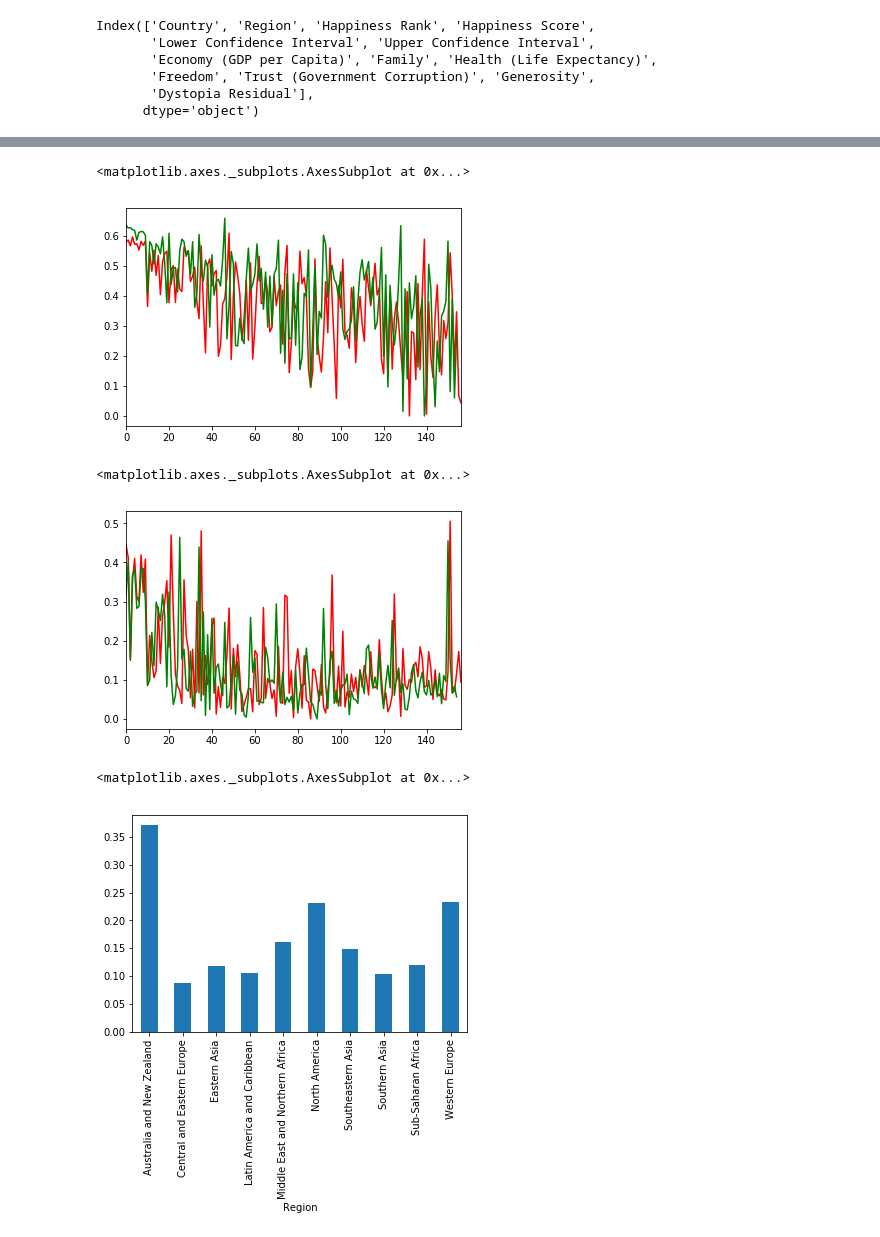
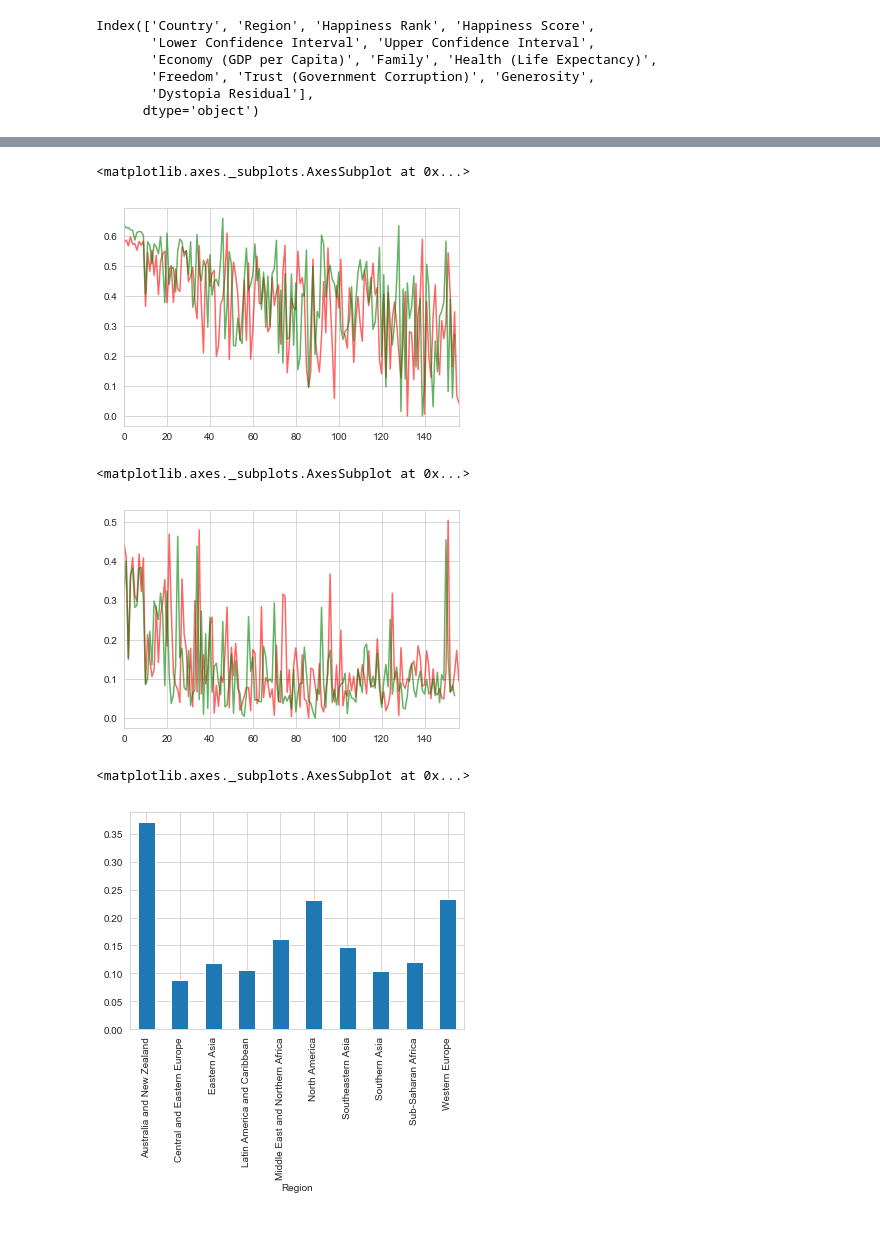
Before and after one commit to simprism/happiness-index, a Jupyter notebook: happiness-index.ipynb, the cells around one changed output, grey strips where cells are left out. Drawn from its saved outputs; the diff is of its cells as text; code cells hidden in the pictures.

Commit message:
visual styles

```diff
--- a/happiness-index.ipynb
+++ b/happiness-index.ipynb
@@ -3,6 +3,8 @@
 # %%
 import pandas as pd
 import matplotlib.pyplot as plt
+import seaborn as sns
+sns.set_style("whitegrid")
 # %%
 happy_15 = pd.read_csv('2015.csv')
 happy_16 = pd.read_csv('2016.csv')
@@ -93,17 +91,17 @@ plt.scatter(dystopia_16, index_16)
 free_17 = happy_17['Freedom']
 trust_17 = happy_17['Trust..Government.Corruption.']
 # %%
-free_16.plot(kind='line', color='red')
-free_17.plot(kind='line', color='green')
+free_16.plot(kind='line', color='red', alpha=0.6)
+free_17.plot(kind='line', color='green', alpha=0.6)
 # %% [output]
 <matplotlib.axes._subplots.AxesSubplot at 0x...>
-[figure, old version]
+[figure, new version]
 # %%
-trust_16.plot(kind='line', color='red')
-trust_17.plot(kind='line', color='green')
+trust_16.plot(kind='line', color='red', alpha=0.6)
+trust_17.plot(kind='line', color='green', alpha=0.6)
 # %% [output]
 <matplotlib.axes._subplots.AxesSubplot at 0x...>
-[figure, old version]
+[figure, new version]
 # %%
 corrupt = happy_16.groupby('Region')['Trust (Government Corruption)'].mean()
 dystopia = happy_16.groupby('Region')['Dystopia Residual'].mean()
@@ -111,7 +109,7 @@ dystopia = happy_16.groupby('Region')['Dystopia Residual'].mean()
 corrupt.plot(kind='bar')
 # %% [output]
 <matplotlib.axes._subplots.AxesSubplot at 0x...>
-[figure, old version]
+[figure, new version]
 # %%
 dystopia.plot(kind='bar')
 # %% [output]
```
Also changed, not shown: parts of 5 cells of this notebook.
